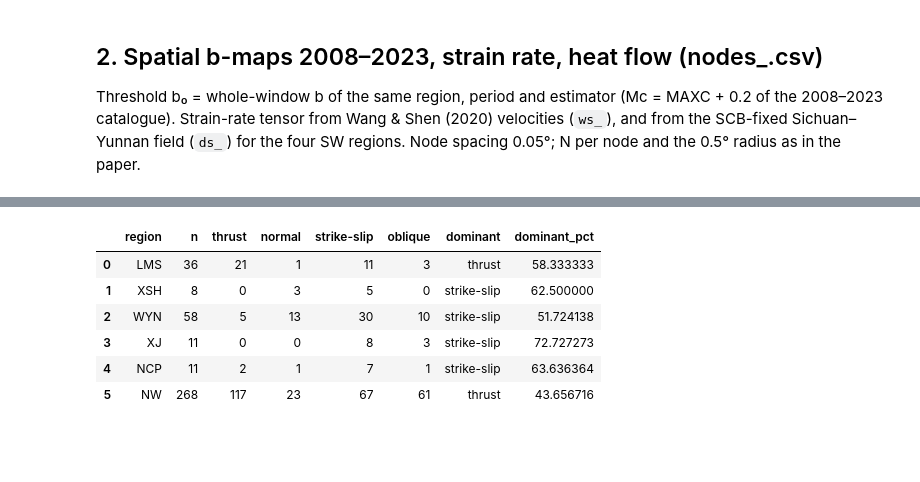
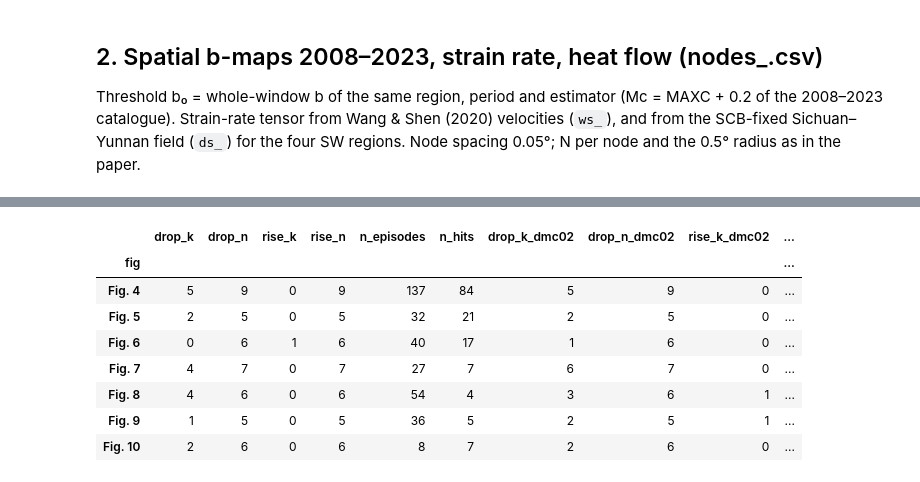
Before and after one commit to Chouyuhin/b-value, a Jupyter notebook: experiments/claims/claims_test.ipynb, the cells around one changed output, grey strips where cells are left out. Saved outputs shown, nothing was run; the diff lists cells and outputs as text; code cells hidden in the pictures; blank space fills up the shorter version.

```diff
--- a/experiments/claims/claims_test.ipynb
+++ b/experiments/claims/claims_test.ipynb
@@ -135,9 +145,18 @@ the in-sequence flag is kept in alarms_C4.csv).
 # %%
+# the fast MAXC used for the per-window re-cut must equal seismostats' estimate_mc_maxc
+rng = np.random.default_rng(0)
+for label in MAIN_LABELS:
+    t0, t1 = window_span(label); df_ = load_region(figrun.loc[label, 'region'], t0, t1); n_ = int(figrun.loc[label, 'n_m'])
+    for i0 in rng.integers(0, max(1, len(df_) - n_), 20):
+        w_ = df_['mag'].to_numpy()[i0:i0 + n_]
+        assert np.isclose(maxc(w_), estimate_mc_maxc(w_, fmd_bin=0.1)[0]), (label, i0)
+print('maxc == estimate_mc_maxc on 140 random windows')
 EV, EP, SM = [], [], []
 for label in MAIN_LABELS:
     for cls in (ClassicBValueEstimator, BPositiveBValueEstimator):
         ev, ep, sm = window_c4(label, cls, figrun); EV.append(ev); EP.append(ep); SM.append(sm)
 events = pd.concat(EV, ignore_index=True); alarms = pd.concat(EP, ignore_index=True); c4_summary = pd.DataFrame(SM)
 events.to_csv(OUT / 'events_C4.csv', index=False); alarms.to_csv(OUT / 'alarms_C4.csv', index=False); c4_summary.to_csv(OUT / 'alarms_C4_summary.csv', index=False)
-c4_summary[['fig', 'window', 'estimator', 'n_m', 'b_ww', 'n_marked', 'drop_k', 'drop_n', 'rise_k', 'rise_n', 'n_episodes', 'n_hits', 'hit_ref_share']].round(3)
+c4_summary[['fig', 'window', 'estimator', 'n_m', 'mc', 'b_ww', 'b_regional', 'n_windows', 'n_windows_valid', 'n_windows_in_seq', 'n_marked', 'n_ref_regional',
+            'drop_k', 'drop_n', 'rise_k', 'rise_n', 'n_episodes', 'n_hits', 'hit_ref_share']].round(3)
 # %% [output]
@@ -177,17 +198,16 @@ events[['fig', 'estimator', 'number', 'time', 'mag', 'initiator', 'ref', 'b_pre'
 # %%
-gcmt = parse_gcmt()
-lines = []
-for region in REGIONS:
-    g = gcmt[in_box(gcmt.lon, gcmt.lat, BOXES[region]) & (gcmt.mw >= 5.0)]
-    vc = g['style'].value_counts()
-    lines.append(dict(region=region, n=len(g), **{k: int(vc.get(k, 0)) for k in ('thrust', 'normal', 'strike-slip', 'oblique')},
-                      dominant=vc.index[0] if len(vc) else '', dominant_pct=100 * vc.iloc[0] / len(g) if len(g) else np.nan))
-gcmt_summary = pd.DataFrame(lines); gcmt_summary.to_csv(OUT / 'gcmt_summary.csv', index=False); gcmt_summary
+SM2 = [window_c4(label, BPositiveBValueEstimator, figrun, dmc=0.2)[2] for label in MAIN_LABELS]
+c4_dmc02 = pd.DataFrame(SM2); c4_dmc02.to_csv(OUT / 'alarms_C4_summary_dmc02.csv', index=False)
+cmp = c4_summary[c4_summary.estimator == 'positive'].set_index('fig')[['drop_k', 'drop_n', 'rise_k', 'rise_n', 'n_episodes', 'n_hits']].join(
+    c4_dmc02.set_index('fig')[['drop_k', 'drop_n', 'rise_k', 'rise_n', 'n_episodes', 'n_hits']], rsuffix='_dmc02')
+cmp
 # %% [output]
-|  | region | n | thrust | normal | strike-slip | oblique | dominant | dominant_pct |
-| 0 | LMS | 36 | 21 | 1 | 11 | 3 | thrust | 58.333333 |
-| 1 | XSH | 8 | 0 | 3 | 5 | 0 | strike-slip | 62.500000 |
-| 2 | WYN | 58 | 5 | 13 | 30 | 10 | strike-slip | 51.724138 |
-| 3 | XJ | 11 | 0 | 0 | 8 | 3 | strike-slip | 72.727273 |
-| 4 | NCP | 11 | 2 | 1 | 7 | 1 | strike-slip | 63.636364 |
-| 5 | NW | 268 | 117 | 23 | 67 | 61 | thrust | 43.656716 |
+|  | drop_k | drop_n | rise_k | rise_n | n_episodes | n_hits | drop_k_dmc02 | drop_n_dmc02 | rise_k_dmc02 | ... |
+| fig |  |  |  |  |  |  |  |  |  | ... |
+| Fig. 4 | 5 | 9 | 0 | 9 | 137 | 84 | 5 | 9 | 0 | ... |
+| Fig. 5 | 2 | 5 | 0 | 5 | 32 | 21 | 2 | 5 | 0 | ... |
+| Fig. 6 | 0 | 6 | 1 | 6 | 40 | 17 | 1 | 6 | 0 | ... |
+| Fig. 7 | 4 | 7 | 0 | 7 | 27 | 7 | 6 | 7 | 0 | ... |
+| Fig. 8 | 4 | 6 | 0 | 6 | 54 | 4 | 3 | 6 | 1 | ... |
+| Fig. 9 | 1 | 5 | 0 | 5 | 36 | 5 | 2 | 5 | 1 | ... |
+| Fig. 10 | 2 | 6 | 0 | 6 | 8 | 7 | 2 | 6 | 0 | ... |
```
Also changed, not shown: parts of 15 cells of this notebook, 16 other files.
